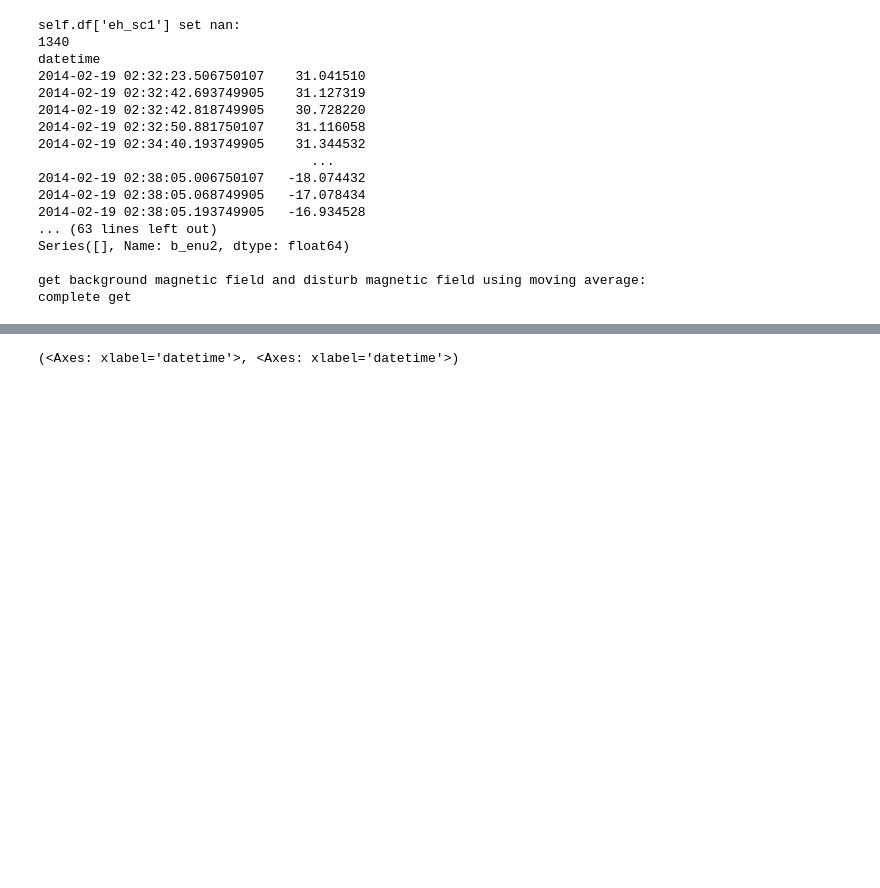
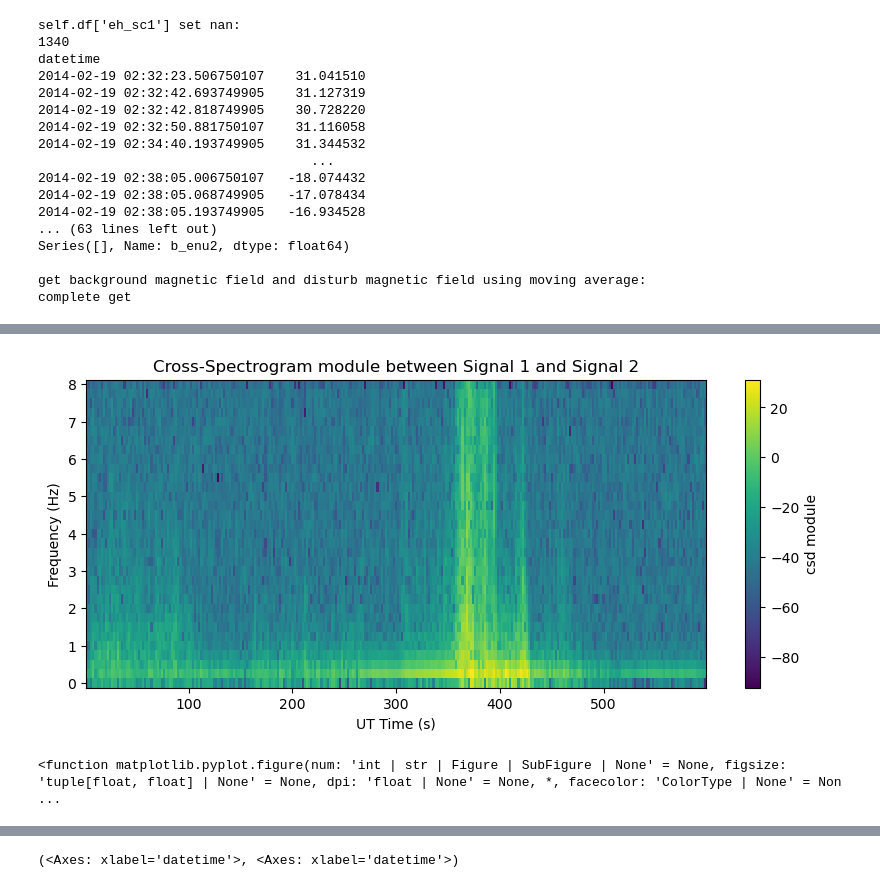
Before and after one commit to cleo24621/pyaw, a Jupyter notebook: swarm_main5.ipynb, the cells around one changed output, grey strips where cells are left out. Drawn from its saved outputs; the diff is of its cells as text; code cells hidden in the pictures; blank space fills up the shorter version.

```diff
--- a/swarm_main5.ipynb
+++ b/swarm_main5.ipynb
@@ -65,0 +104,9 @@ complete get
+# %%
+resisual_By_align = utils_preprocess.align_high2low(redisual_By,df_e['Ehx'])
+# %%
+spec_by = utils_spectral.Spectrogram(resisual_By_align,16)
+# %%
+spec_by.plot_spectrogram()
+# %% [output]
+[figure, added]
+<function matplotlib.pyplot.figure(num: 'int | str | Figure | SubFigure | None' = None, figsize: 'tuple[float, float] | None' = None, dpi: 'float | None' = None, *, facecolor: 'ColorType | None' = Non ...
```
Also changed, not shown: parts of 42 cells of this notebook, 6 other files.
